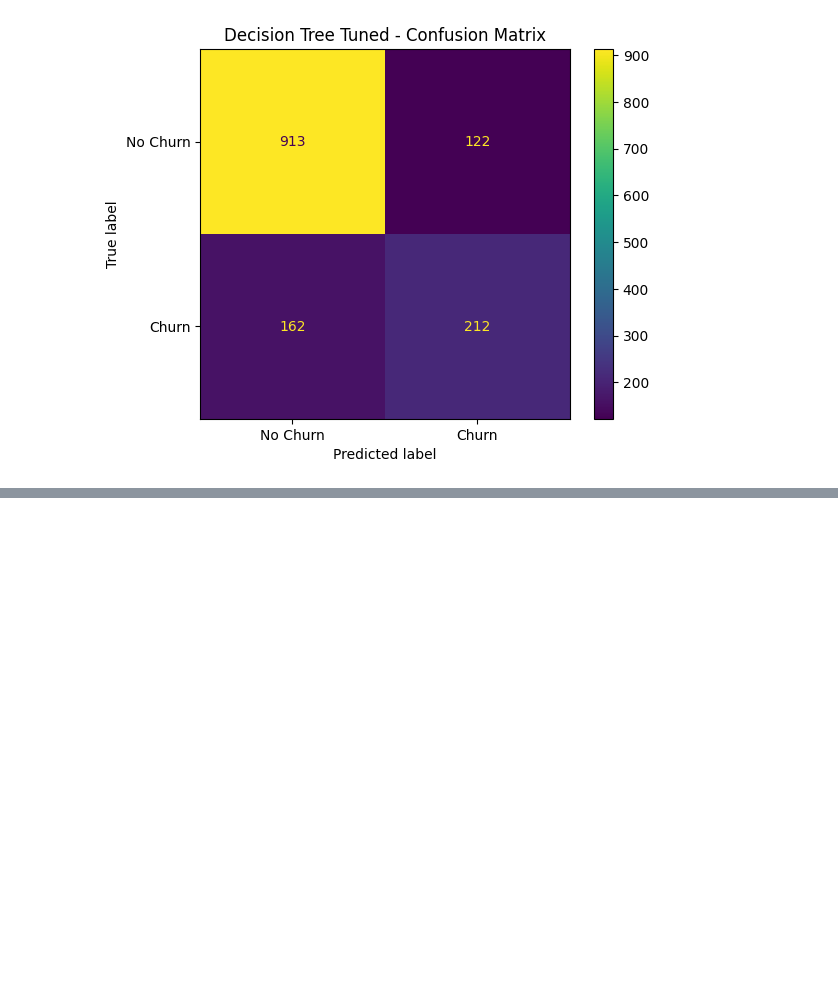
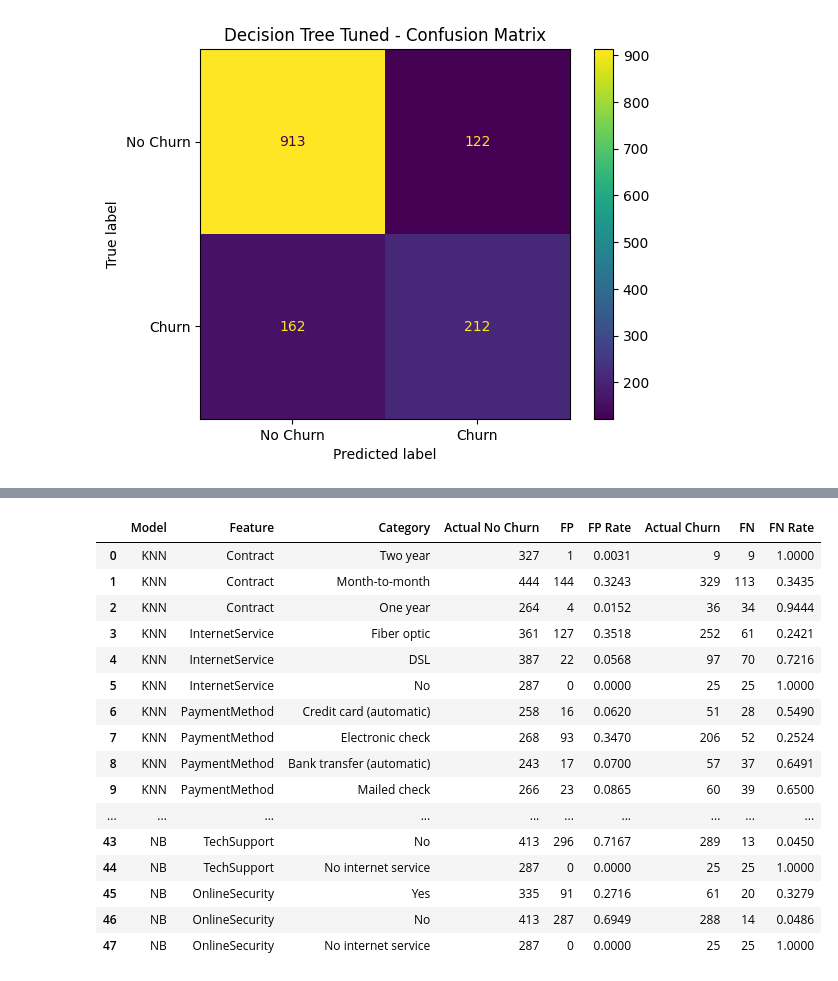
Before and after one commit to huynhthu214/Telco-Churn-DM, a Jupyter notebook: notebook/02_Modeling_Models.ipynb, the cells around one changed output, grey strips where cells are left out. Saved outputs shown, nothing was run; the diff lists cells and outputs as text; code cells hidden in the pictures; blank space fills up the shorter version.

```diff
--- a/notebook/02_Modeling_Models.ipynb
+++ b/notebook/02_Modeling_Models.ipynb
@@ -752,0 +1432,7 @@ Confusion Matrix:
+# %%
+for model in ["KNN", "DT", "NB"]:
+    print(f"\n{model}")
+    print(
+        error_analysis[f"{model}_Result"]
+        .value_counts()
+    )
@@ -752,0 +1590,12 @@ Confusion Matrix:
+# %%
+for model in ["KNN", "DT", "NB"]:
+
+    print(f"\n===== {model} - Contract =====")
+
+    display(
+        segment_error_rate(
+            error_analysis,
+            model,
+            "Contract"
+        ).round(4)
+    )
@@ -752,0 +1632,55 @@ Confusion Matrix:
+# %%
+business_features = [
+    "Contract",
+    "InternetService",
+    "PaymentMethod",
+    "TechSupport",
+    "OnlineSecurity"
+]
+
+segment_results = []
+
+for model in ["KNN", "DT", "NB"]:
+
+    for feature in business_features:
+
+        result = segment_error_rate(
+            error_analysis,
+            model,
+            feature
+        )
+
+        result.insert(0, "Feature", feature)
+        result.insert(0, "Model", model)
+
+        # Đổi tên category thành một cột chung
+        result = result.rename(
+            columns={feature: "Category"}
+        )
+
+        segment_results.append(result)
+
+business_error_summary = pd.concat(
+    segment_results,
+    ignore_index=True
+)
+
+business_error_summary.round(4)
+# %% [output]
+|  | Model | Feature | Category | Actual No Churn | FP | FP Rate | Actual Churn | FN | FN Rate |
+| 0 | KNN | Contract | Two year | 327 | 1 | 0.0031 | 9 | 9 | 1.0000 |
+| 1 | KNN | Contract | Month-to-month | 444 | 144 | 0.3243 | 329 | 113 | 0.3435 |
+| 2 | KNN | Contract | One year | 264 | 4 | 0.0152 | 36 | 34 | 0.9444 |
+| 3 | KNN | InternetService | Fiber optic | 361 | 127 | 0.3518 | 252 | 61 | 0.2421 |
+| 4 | KNN | InternetService | DSL | 387 | 22 | 0.0568 | 97 | 70 | 0.7216 |
+| 5 | KNN | InternetService | No | 287 | 0 | 0.0000 | 25 | 25 | 1.0000 |
+| 6 | KNN | PaymentMethod | Credit card (automatic) | 258 | 16 | 0.0620 | 51 | 28 | 0.5490 |
+| 7 | KNN | PaymentMethod | Electronic check | 268 | 93 | 0.3470 | 206 | 52 | 0.2524 |
+| 8 | KNN | PaymentMethod | Bank transfer (automatic) | 243 | 17 | 0.0700 | 57 | 37 | 0.6491 |
+| 9 | KNN | PaymentMethod | Mailed check | 266 | 23 | 0.0865 | 60 | 39 | 0.6500 |
+| ... | ... | ... | ... | ... | ... | ... | ... | ... | ... |
+| 43 | NB | TechSupport | No | 413 | 296 | 0.7167 | 289 | 13 | 0.0450 |
+| 44 | NB | TechSupport | No internet service | 287 | 0 | 0.0000 | 25 | 25 | 1.0000 |
+| 45 | NB | OnlineSecurity | Yes | 335 | 91 | 0.2716 | 61 | 20 | 0.3279 |
+| 46 | NB | OnlineSecurity | No | 413 | 287 | 0.6949 | 288 | 14 | 0.0486 |
+| 47 | NB | OnlineSecurity | No internet service | 287 | 0 | 0.0000 | 25 | 25 | 1.0000 |
```
Also changed, not shown: parts of 82 cells of this notebook.
